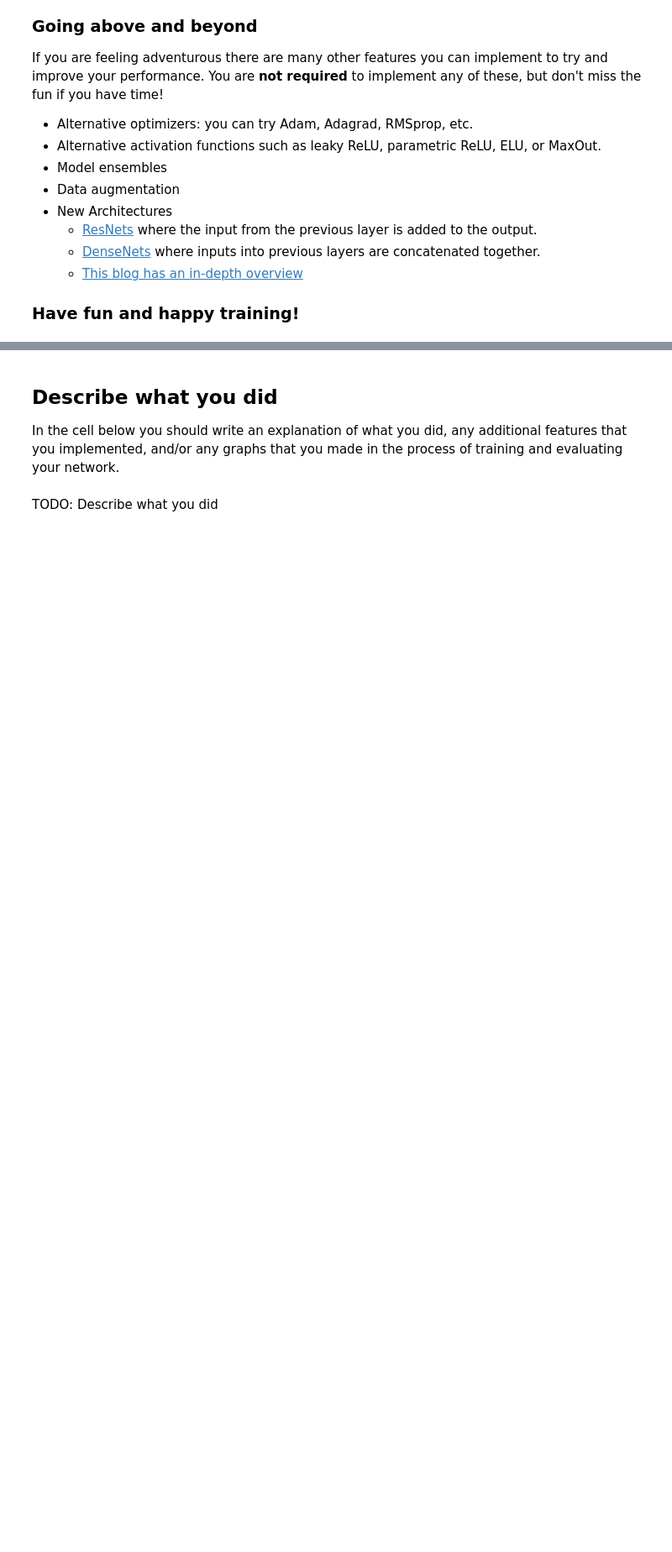
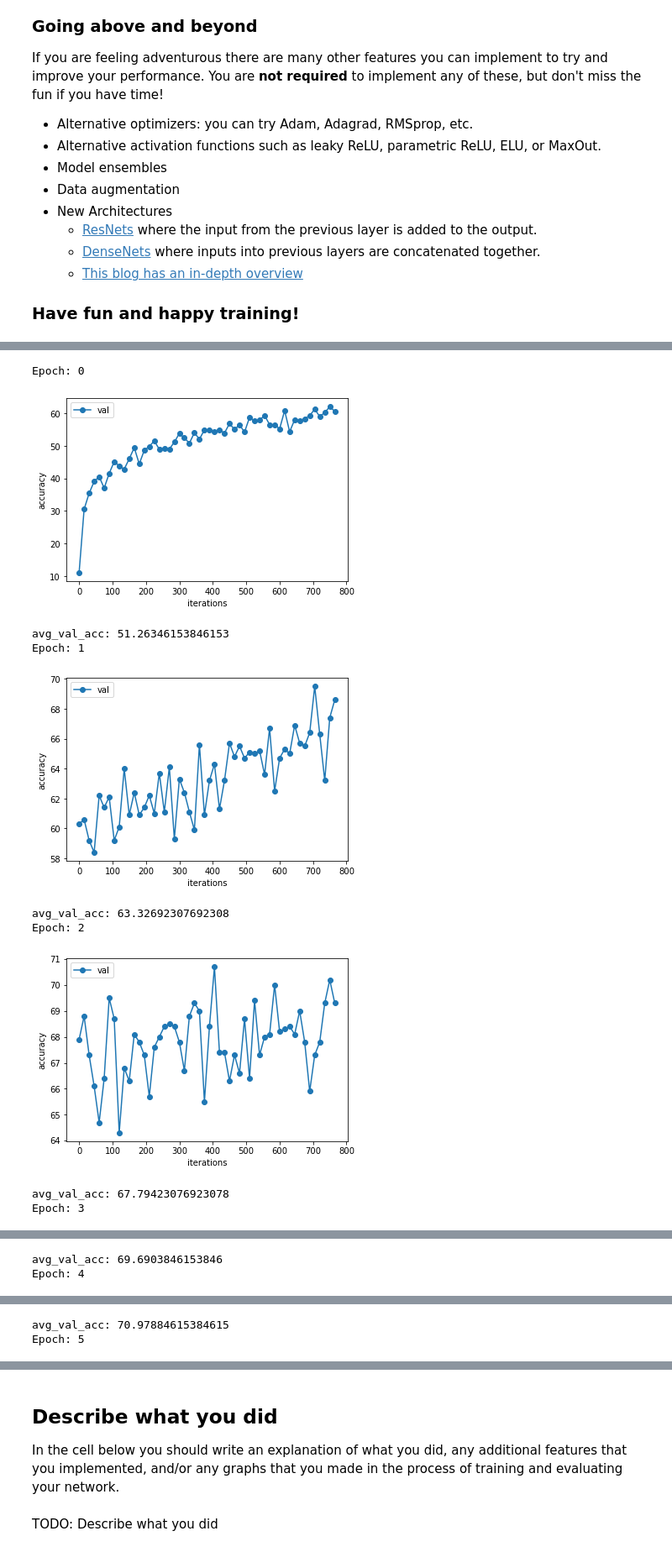
Before and after one commit to Evraa/CS231n-Assignments, a Jupyter notebook: assignment2/PyTorch.ipynb, the cells around one changed output, grey strips where cells are left out. Shown at 84% size. Drawn from its saved outputs; the diff is of its cells as text; code cells hidden in the pictures; blank space fills up the shorter version.

```diff
--- a/assignment2/PyTorch.ipynb
+++ b/assignment2/PyTorch.ipynb
@@ -72,7 +72,7 @@ import numpy as np
 1.6.0
 # %%
 NUM_TRAIN = 49000
-
+NUM_TEST = 1000
 # The torchvision.transforms package provides tools for preprocessing data
 # and for performing data augmentation; here we set up a transform to
 # preprocess the data by subtracting the mean RGB value and dividing by the
@@ -89,17 +89,21 @@ transform = T.Compose([
 # DataLoader telling how it should sample from the underlying Dataset.
 cifar10_train = dset.CIFAR10('./cs231n/datasets', train=True, download=True,
                              transform=transform)
-loader_train = DataLoader(cifar10_train, batch_size=64,
+loader_train = DataLoader(cifar10_train, batch_size=128,
                           sampler=sampler.SubsetRandomSampler(range(NUM_TRAIN)))
 
 cifar10_val = dset.CIFAR10('./cs231n/datasets', train=True, download=True,
                            transform=transform)
-loader_val = DataLoader(cifar10_val, batch_size=64,
+loader_val = DataLoader(cifar10_val, batch_size=128,
                         sampler=sampler.SubsetRandomSampler(range(NUM_TRAIN, 50000)))
 
 cifar10_test = dset.CIFAR10('./cs231n/datasets', train=False, download=True,
                             transform=transform)
-loader_test = DataLoader(cifar10_test, batch_size=64)
+loader_test = DataLoader(cifar10_test, batch_size=128,sampler=sampler.SubsetRandomSampler(range(NUM_TEST)))
+
+print (f'Train size: {len(loader_train.dataset)}')
+print (f'Val size: {len(loader_val.dataset)}')
+print (f'Test size: {len(loader_test.dataset)}')
 # %% [output]
 Files already downloaded and verified
 Files already downloaded and verified
@@ -687,11 +694,12 @@ Given the validation or test set, we can check the classification accuracy of a
 
 This version is slightly different from the one in part II. You don't manually pass in the parameters anymore.
 # %%
-def check_accuracy_part34(loader, model):
-    if loader.dataset.train:
-        print('Checking accuracy on validation set')
-    else:
-        print('Checking accuracy on test set')
+def check_accuracy_part34(loader, model, verbose=False):
+    if verbose:
+        if loader.dataset.train:
+            print('Checking accuracy on validation set')
+        else:
+            print('Checking accuracy on test set')
     num_correct = 0
     num_samples = 0
     model.eval()  # set model to evaluation mode
@@ -704,7 +712,9 @@ def check_accuracy_part34(loader, model):
             num_correct += (preds == y).sum()
             num_samples += preds.size(0)
         acc = float(num_correct) / num_samples
-        print('Got %d / %d correct (%.2f)' % (num_correct, num_samples, 100 * acc))
+        if verbose:
+            print('Got %d / %d correct (%.2f)' % (num_correct, num_samples, 100 * acc))
+        return acc
 # %% [markdown]
 ### Module API: Training Loop
 We also use a slightly different training loop. Rather than updating the values of the weights ourselves, we use an Optimizer object from the `torch.optim` package, which abstract the notion of an optimization algorithm and provides implementations of most of the algorithms commonly used to optimize neural networks.
@@ -1021,0 +1150,22 @@ train_part34(model, optimizer, epochs=10)
+# %%
+#Trial 2:
+'''
+    + increased num of filters
+'''
+
+
+model = FourLayerConvNet(in_channel=3, channel_1=64*2, channel_2=32*2,channel_3=16*2, num_classes=10)
+
+optimizer = optim.SGD(model.parameters(), lr=learning_rate,momentum=0.9, nesterov=True)
+train_part34(model, optimizer, epochs=10, tuning = False)
+# %% [output]
+Epoch: 0
+[figure, added]
+avg_val_acc: 51.26346153846153
+Epoch: 1
+[figure, added]
+avg_val_acc: 63.32692307692308
+Epoch: 2
+[figure, added]
+avg_val_acc: 67.79423076923078
+Epoch: 3
@@ -1021,0 +1173,2 @@ train_part34(model, optimizer, epochs=10)
+avg_val_acc: 69.6903846153846
+Epoch: 4
@@ -1021,0 +1176,2 @@ train_part34(model, optimizer, epochs=10)
+avg_val_acc: 70.97884615384615
+Epoch: 5
```
Also changed, not shown: parts of 8 cells of this notebook, 1 other file.
